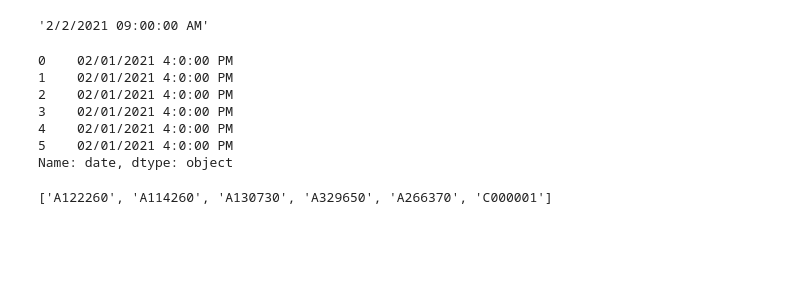
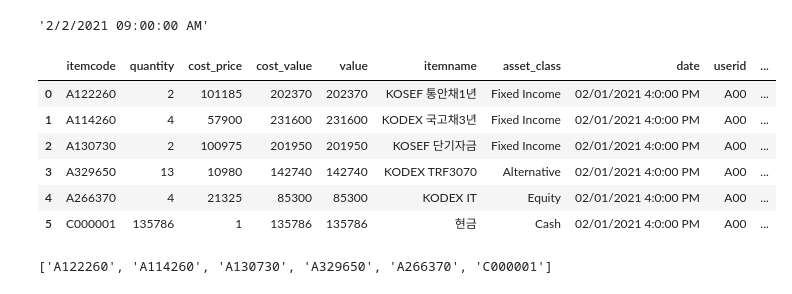
Before and after one commit to my2582/kisra, a Jupyter notebook: src/models/simulation.ipynb, the cells around one changed output. Cells and saved outputs as stored; diff of their text form; code cells hidden in the pictures; blank space fills up the shorter version.

```diff
--- a/src/models/simulation.ipynb
+++ b/src/models/simulation.ipynb
@@ -152,16 +176,16 @@ dt2 = str(dt.month)+'/'+str(dt.day)+'/'+str(dt.year)+' 09:00:00 AM'
 dt2
 # %% [output]
 '2/2/2021 09:00:00 AM'
-# %%
-next_detail
-# %% [output]
-0    02/01/2021 4:0:00 PM
-1    02/01/2021 4:0:00 PM
-2    02/01/2021 4:0:00 PM
-3    02/01/2021 4:0:00 PM
-4    02/01/2021 4:0:00 PM
-5    02/01/2021 4:0:00 PM
-Name: date, dtype: object
+# %%
+next_detail.merge(holding_prices, left_on='itemcode', right_on='itemcode', how='left', suffixes=('_old', '')).drop('price_old', axis=1)
+# %% [output]
+|  | itemcode | quantity | cost_price | cost_value | value | itemname | asset_class | date | userid | ... |
+| 0 | A122260 | 2 | 101185 | 202370 | 202370 | KOSEF 통안채1년 | Fixed Income | 02/01/2021 4:0:00 PM | A00 | ... |
+| 1 | A114260 | 4 | 57900 | 231600 | 231600 | KODEX 국고채3년 | Fixed Income | 02/01/2021 4:0:00 PM | A00 | ... |
+| 2 | A130730 | 2 | 100975 | 201950 | 201950 | KOSEF 단기자금 | Fixed Income | 02/01/2021 4:0:00 PM | A00 | ... |
+| 3 | A329650 | 13 | 10980 | 142740 | 142740 | KODEX TRF3070 | Alternative | 02/01/2021 4:0:00 PM | A00 | ... |
+| 4 | A266370 | 4 | 21325 | 85300 | 85300 | KODEX IT | Equity | 02/01/2021 4:0:00 PM | A00 | ... |
+| 5 | C000001 | 135786 | 1 | 135786 | 135786 | 현금 | Cash | 02/01/2021 4:0:00 PM | A00 | ... |
 # %%
 prices_dt = price_db.loc[price_db.date==dt, ['price', 'itemcode']].reset_index(drop=True)
 # %%
```
Also changed, not shown: parts of 8 cells of this notebook, 2 other files.
